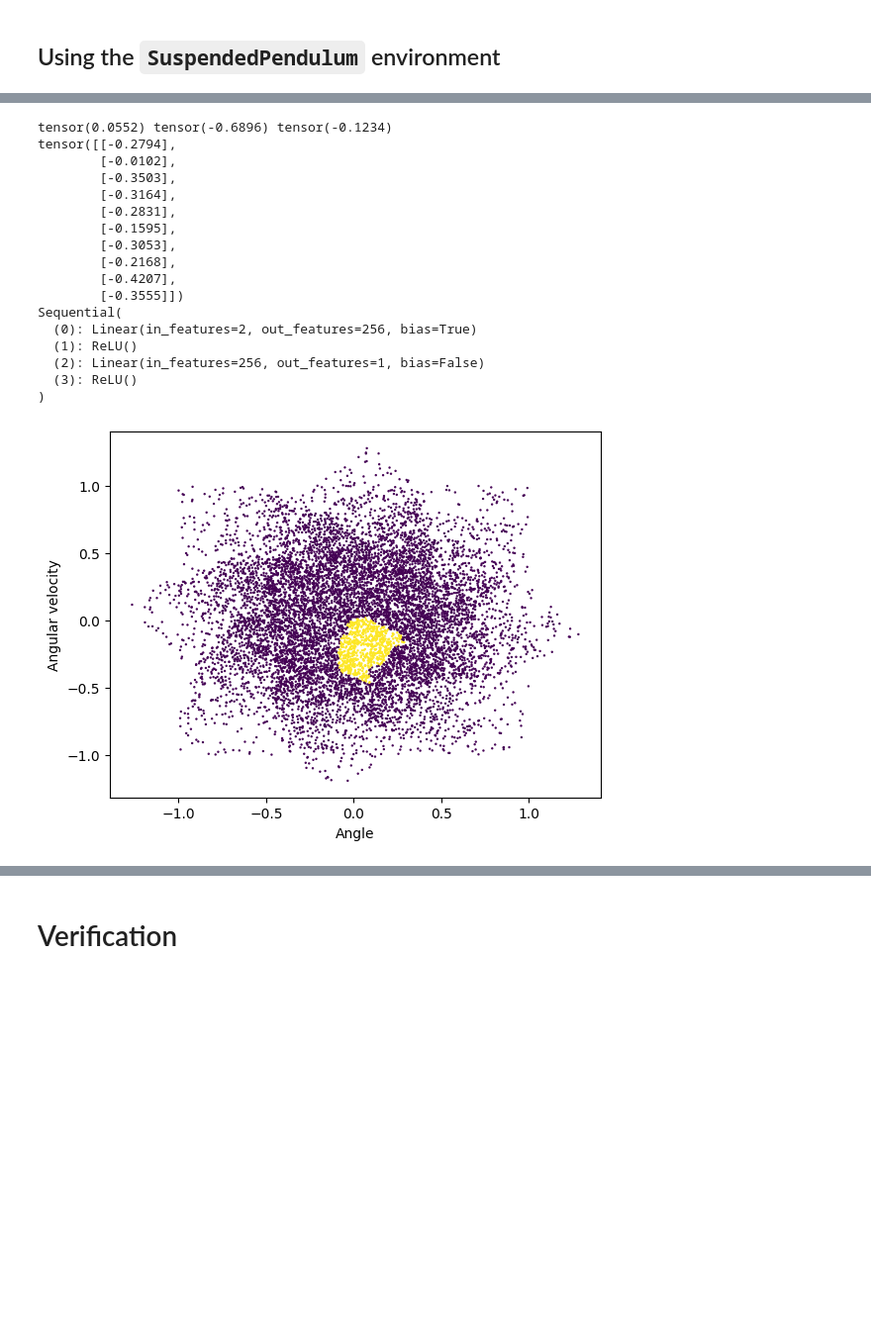
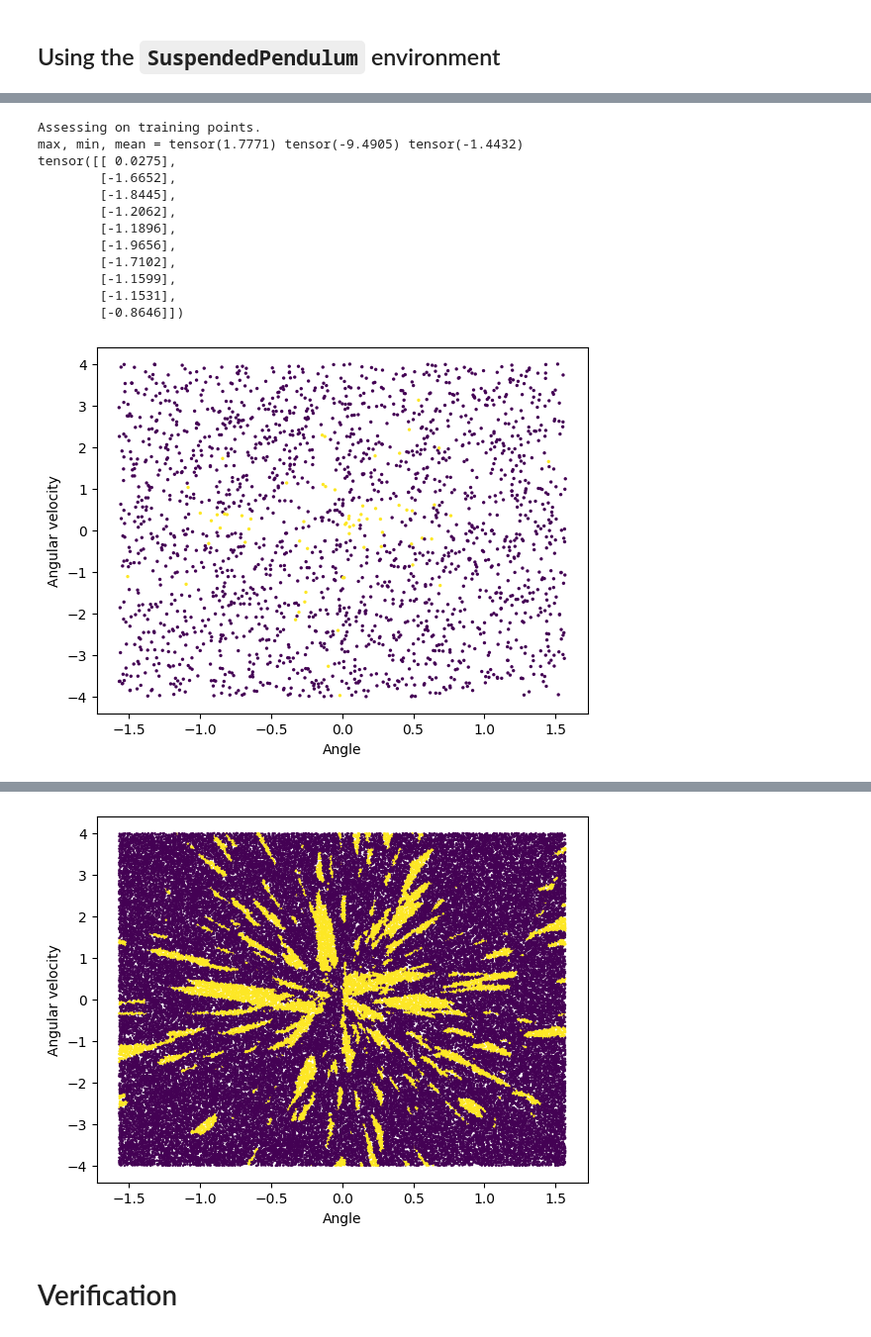
Before and after one commit to mahykari/neural-certificates, a Jupyter notebook: playground.ipynb, the cells around one changed output, grey strips where cells are left out. Shown at 99% size. Drawn from its saved outputs; the diff is of its cells as text; code cells hidden in the pictures; blank space fills up the shorter version.

```diff
--- a/playground.ipynb
+++ b/playground.ipynb
@@ -141,10 +146,10 @@ class SuspendedPendulum(Env):
 
   bnd = (
     # Bounds on the angular velocity are too pessimistic for now.
-    torch.Tensor([-3.14, -8]), torch.Tensor([3.14, 8]),
+    torch.Tensor([-1.57, -4]), torch.Tensor([1.57, 4]),
   )
 
-  init = (torch.Tensor([-1.57, 0.75]), torch.Tensor([1.57, 1]))
+  init = (torch.Tensor([-1.50, 0.75]), torch.Tensor([1.50, 1]))
 
   tgt = (torch.
          Tensor([-0.05, -0.05]), torch.Tensor([0.05, 0.05]))
@@ -177,7 +182,7 @@ class SuspendedPendulum(Env):
 
   sample_size = int(1e6)
 
-  def sample(self):
+  def _sample(self, n_initpts, n_steps):
     """Returns a tuple of samples from different regions of the state
     space.
 
@@ -185,21 +190,22 @@ class SuspendedPendulum(Env):
       S: points sampled within the boundaries of the system, drawn
       from a normal distribution.
     """
-
-    N = 100
-    X = [None for i in range(N)]
-    x_init = torch.Tensor(1, self.dim).uniform_(0., 1.)
-    x_min, x_max = self.init
+    X = [None for i in range(n_steps)]
+    x_init = torch.Tensor(n_initpts, self.dim).uniform_(0., 1.)
+    x_min, x_max = self.bnd
     for i in range(self.dim):
       x_init[:, i] = x_init[:, i] * (x_max[i] - x_min[i]) + x_min[i]
 
     X[0] = x_init
     k = 2
-    for i in range(1, N):
+    for i in range(1, n_steps):
       X[i] = X[i-1]
       for _ in range(k):
         X[i] = self.f(X[i])
 
     S = torch.cat(X)
     return S
+
+  def sample(self):
+    return self._sample(1, 1)
 # %%
@@ -365,7 +451,7 @@ Sequential(
 ## Using the `SuspendedPendulum` environment
 # %%
 env = SuspendedPendulum()
-S = env.sample()
 learner = Learner_Reach_V(env, [nn_V_2d()])
-S = learner.fit(S)
+S = env._sample(2000, 1)
+learner.fit(S, n_epoch=1024, lr=1, gamma=0.95)
 # %% [output]
@@ -381,32 +475,41 @@ S = learner.fit(S)
 # %%
+print('Assessing on training points.')
 x = S
 x_nxt = env.f(x)
 diff = learner.V(x_nxt) - learner.V(x)
 diff = diff.detach()
-print(torch.max(diff), torch.min(diff), torch.mean(diff))
+print('max, min, mean =',
+      torch.max(diff), torch.min(diff), torch.mean(diff))
 print(diff[:10])
-print(learner.V)
 
-plt.scatter(S[:,0], S[:,1], s=0.5, c=torch.sign(diff))
+plt.scatter(x[:,0], x[:,1], s=2, c=torch.sign(diff))
 plt.xlabel(r'Angle')
 plt.ylabel(r'Angular velocity')
 plt.show()
+
+x = env._sample(100000, 1)
+x_nxt = env.f(x)
+diff = learner.V(x_nxt) - learner.V(x)
+diff = diff.detach()
+print('max, min, mean =',
+      torch.max(diff), torch.min(diff), torch.mean(diff))
+print(diff[:10])
+
+plt.scatter(x[:,0], x[:,1], s=0.5, c=torch.sign(diff))
+plt.xlabel(r'Angle')
+plt.ylabel(r'Angular velocity')
+plt.show()
 # %% [output]
-tensor(0.0552) tensor(-0.6896) tensor(-0.1234)
-tensor([[-0.2794],
-        [-0.0102],
-        [-0.3503],
-        [-0.3164],
-        [-0.2831],
-        [-0.1595],
-        [-0.3053],
-        [-0.2168],
-        [-0.4207],
-        [-0.3555]])
-Sequential(
-  (0): Linear(in_features=2, out_features=256, bias=True)
-  (1): ReLU()
-  (2): Linear(in_features=256, out_features=1, bias=False)
-  (3): ReLU()
-)
+Assessing on training points.
+max, min, mean = tensor(1.7771) tensor(-9.4905) tensor(-1.4432)
+tensor([[ 0.0275],
+        [-1.6652],
+        [-1.8445],
+        [-1.2062],
+        [-1.1896],
+        [-1.9656],
+        [-1.7102],
+        [-1.1599],
+        [-1.1531],
+        [-0.8646]])
-[figure, old version]
+[figure, new version]
@@ -413,3 +527,4 @@ Sequential(
+[figure, added]
 # %% [markdown]
 # Verification
 # %% [markdown]
```
Also changed, not shown: parts of 8 cells of this notebook.
